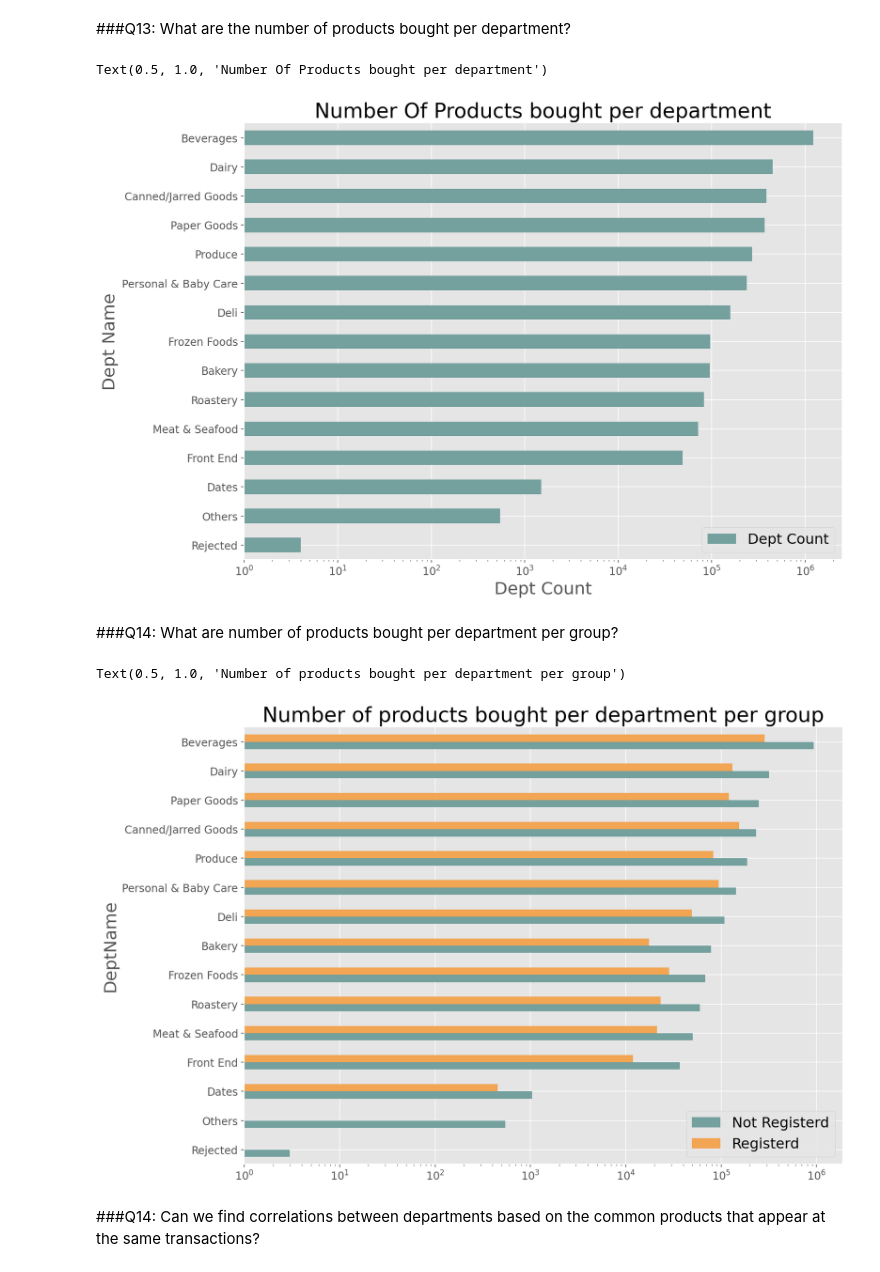
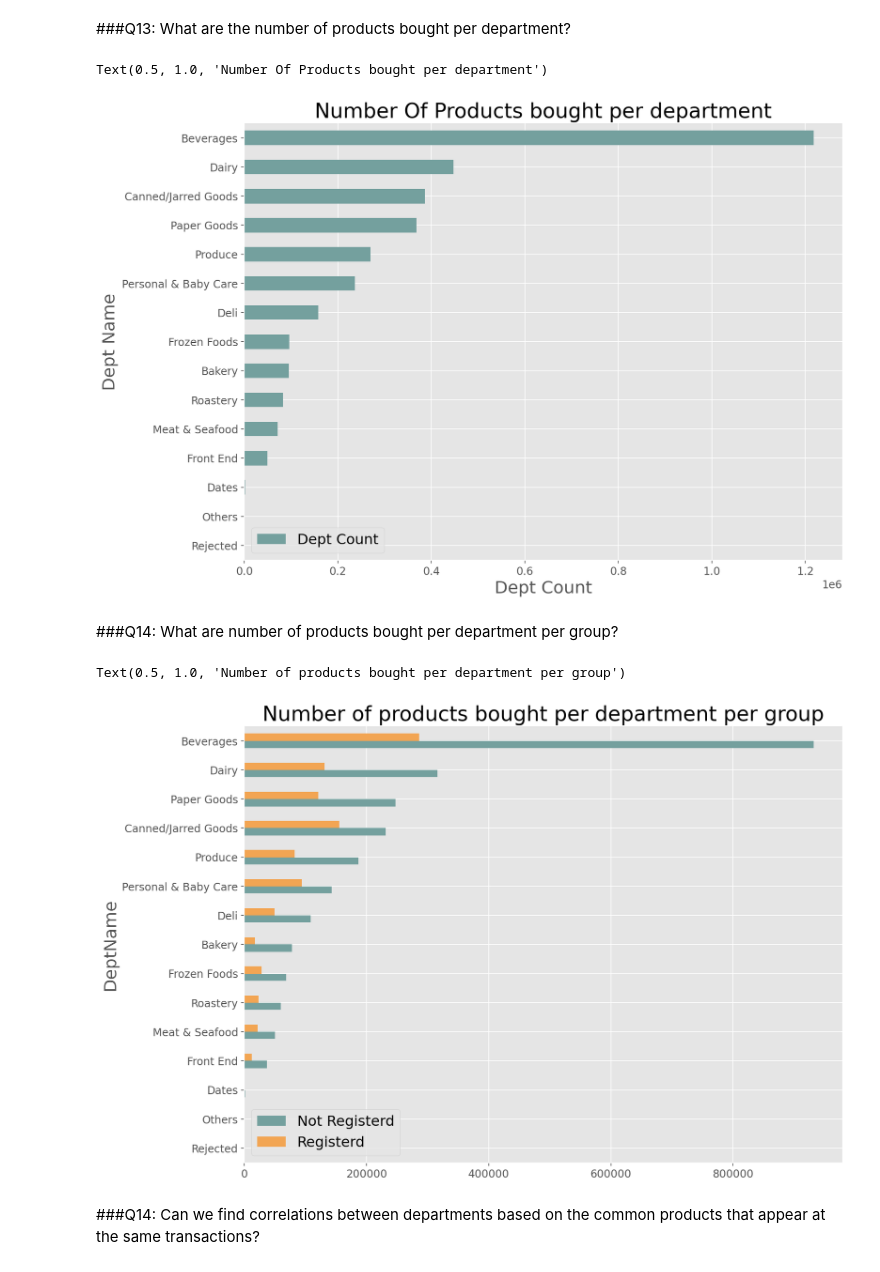
Before and after one commit to POS-Cross/Bravo-EDA, a Jupyter notebook: Bravo_EDA.ipynb, the cells around one changed output. Cells and saved outputs as stored; diff of their text form; code cells hidden in the pictures.

```diff
--- a/Bravo_EDA.ipynb
+++ b/Bravo_EDA.ipynb
@@ -588,28 +588,28 @@ DeptNo=df_items.groupby("DeptNo")
 counts=DeptNo.ItemName.count()
 depts=['Rejected','Roastery','Produce','Meat & Seafood','Dairy','Deli','Canned/Jarred Goods','Frozen Foods','Bakery','Paper Goods','Personal & Baby Care','Front End','Dates','Beverages','Others']
 DFDept=pd.DataFrame({'DeptNo':counts.index.to_list(),'Dept Name':depts,'Dept Count':counts.values})
-ax = DFDept.sort_values('Dept Count').plot.barh(log=True, x='Dept Name',y='Dept Count')
+ax = DFDept.sort_values('Dept Count').plot.barh( x='Dept Name',y='Dept Count')
 ax.set_xlabel('Dept Count')
 ax.set_title("Number Of Products bought per department")
 #ax.legend(loc='center right')
 # %% [output]
 Text(0.5, 1.0, 'Number Of Products bought per department')
-[figure, old version]
+[figure, new version]
 # %% [markdown]
 ###Q14: What are number of products bought per department per group?
 # %%
 DeptPerGroup=df_items.groupby(["DeptNo","CustomerGroup"])
 counts=DeptPerGroup.ItemName.count()
 
 DeptPerGroup = counts.unstack()
 DeptPerGroup.columns=['Not Registerd','Registerd']
 DeptPerGroup['DeptName']=depts
-ax = DeptPerGroup.sort_values(['Not Registerd','Registerd']).plot.barh(log =True, x='DeptName')
+ax = DeptPerGroup.sort_values(['Not Registerd','Registerd']).plot.barh( x='DeptName')
 ax.set_title('Number of products bought per department per group')
 #ax.legend(loc='center right')
 # %% [output]
 Text(0.5, 1.0, 'Number of products bought per department per group')
-[figure, old version]
+[figure, new version]
 # %% [markdown]
 ###Q14: Can we find correlations between departments based on the common products that appear at the same transactions?
 # %%
```
